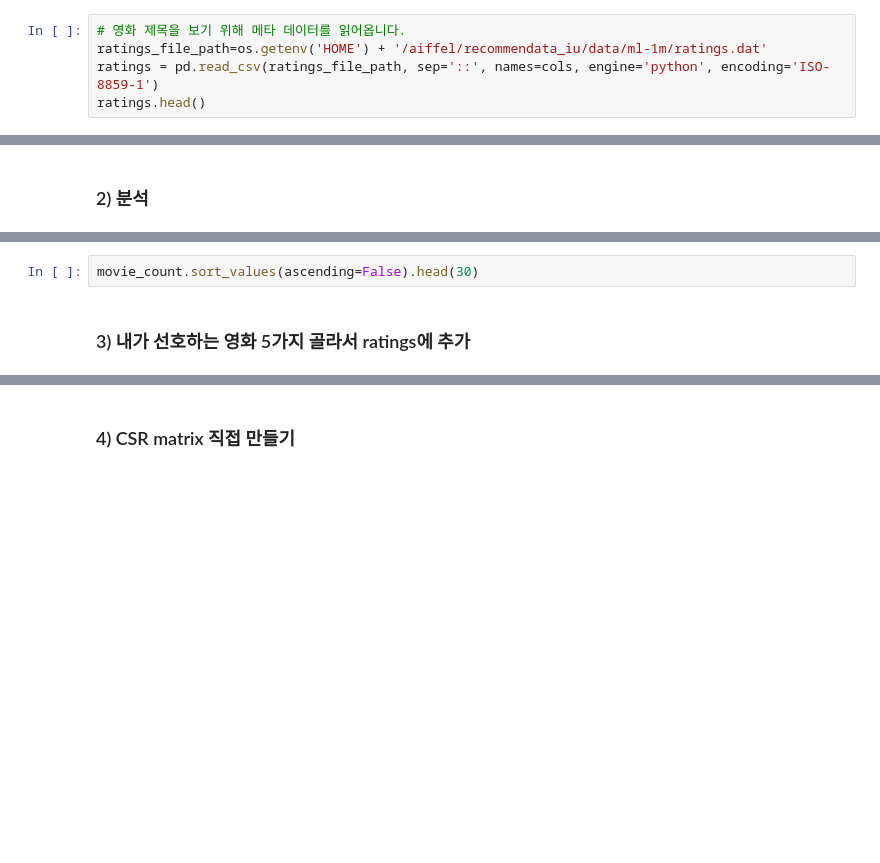
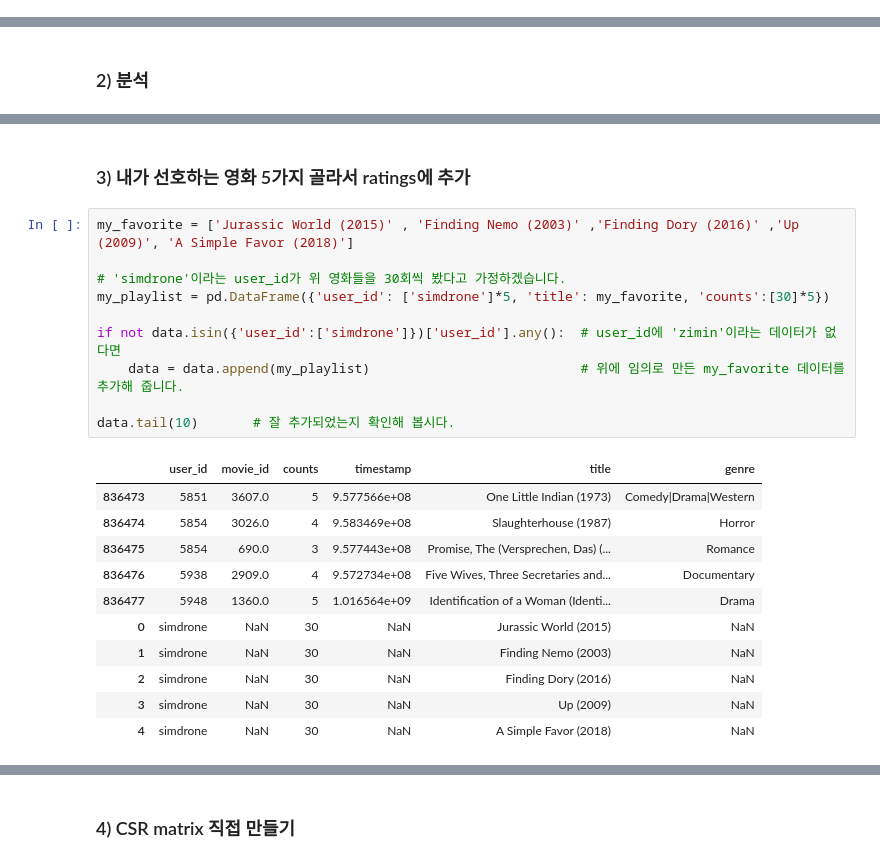
Before and after one commit to SimDrone/aiffel_explorations, a Jupyter notebook: exploration 14_아이유 팬이 좋아할만한 다른 아티스트 찾기.ipynb, the cells around one changed output, grey strips where cells are left out. Cells and saved outputs as stored; diff of their text form; blank space fills up the shorter version.

```diff
--- a/exploration 14_아이유 팬이 좋아할만한 다른 아티스트 찾기.ipynb
+++ b/exploration 14_아이유 팬이 좋아할만한 다른 아티스트 찾기.ipynb
@@ -239,5 +58,0 @@ movies.head()
-# %%
-# 영화 제목을 보기 위해 메타 데이터를 읽어옵니다.
-ratings_file_path=os.getenv('HOME') + '/aiffel/recommendata_iu/data/ml-1m/ratings.dat'
-ratings = pd.read_csv(ratings_file_path, sep='::', names=cols, engine='python', encoding='ISO-8859-1')
-ratings.head()
@@ -277,4 +143,24 @@ Name: movie_id, dtype: float64
-# %%
-movie_count.sort_values(ascending=False).head(30)
 # %% [markdown]
 ### 3) 내가 선호하는 영화 5가지 골라서 ratings에 추가
+# %%
+my_favorite = ['Jurassic World (2015)' , 'Finding Nemo (2003)' ,'Finding Dory (2016)' ,'Up (2009)', 'A Simple Favor (2018)']
+
+# 'simdrone'이라는 user_id가 위 영화들을 30회씩 봤다고 가정하겠습니다.
+my_playlist = pd.DataFrame({'user_id': ['simdrone']*5, 'title': my_favorite, 'counts':[30]*5})
+
+if not data.isin({'user_id':['simdrone']})['user_id'].any():  # user_id에 'zimin'이라는 데이터가 없다면
+    data = data.append(my_playlist)                           # 위에 임의로 만든 my_favorite 데이터를 추가해 줍니다.
+
+data.tail(10)       # 잘 추가되었는지 확인해 봅시다.
+# %% [output]
+|  | user_id | movie_id | counts | timestamp | title | genre |
+| 836473 | 5851 | 3607.0 | 5 | 9.577566e+08 | One Little Indian (1973) | Comedy|Drama|Western |
+| 836474 | 5854 | 3026.0 | 4 | 9.583469e+08 | Slaughterhouse (1987) | Horror |
+| 836475 | 5854 | 690.0 | 3 | 9.577443e+08 | Promise, The (Versprechen, Das) (... | Romance |
+| 836476 | 5938 | 2909.0 | 4 | 9.572734e+08 | Five Wives, Three Secretaries and... | Documentary |
+| 836477 | 5948 | 1360.0 | 5 | 1.016564e+09 | Identification of a Woman (Identi... | Drama |
+| 0 | simdrone | NaN | 30 | NaN | Jurassic World (2015) | NaN |
+| 1 | simdrone | NaN | 30 | NaN | Finding Nemo (2003) | NaN |
+| 2 | simdrone | NaN | 30 | NaN | Finding Dory (2016) | NaN |
+| 3 | simdrone | NaN | 30 | NaN | Up (2009) | NaN |
+| 4 | simdrone | NaN | 30 | NaN | A Simple Favor (2018) | NaN |
```
Also changed, not shown: parts of 71 cells of this notebook.
